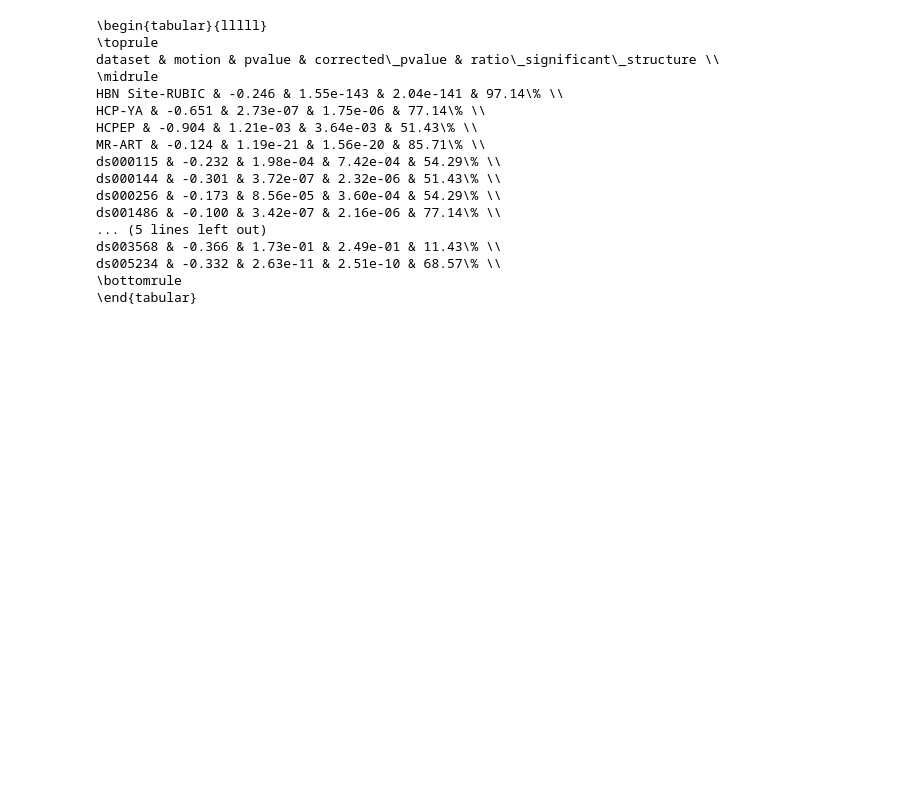
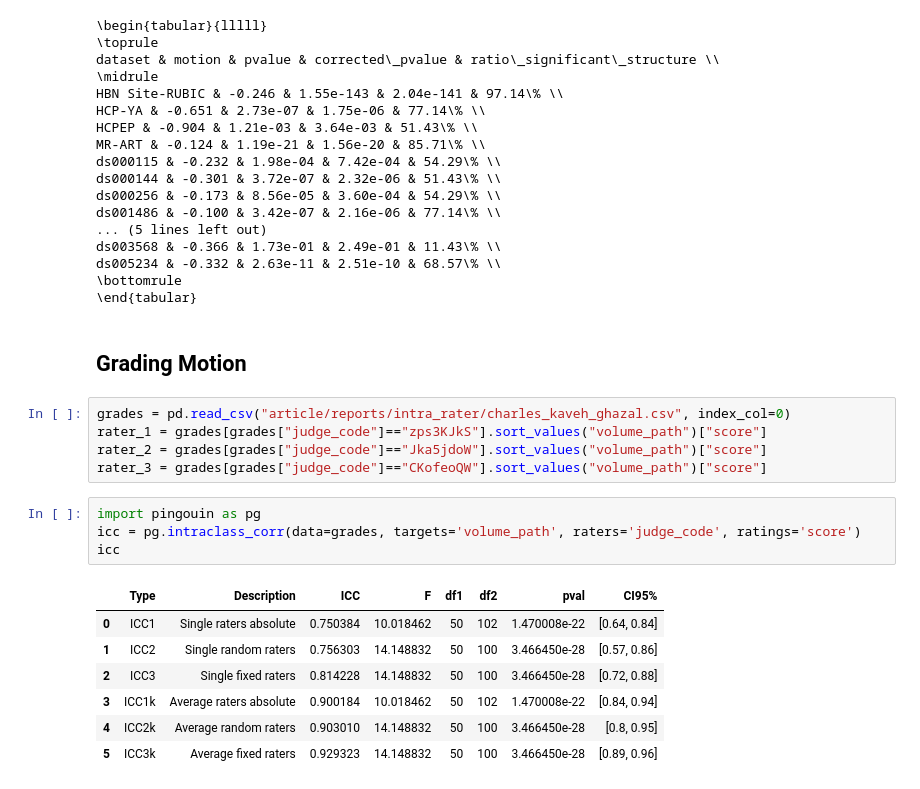
Before and after one commit to Neuro-iX/cortical-motion, a Jupyter notebook: article/analyse_publication.ipynb, the cells around one changed output. Cells and saved outputs as stored; diff of their text form; blank space fills up the shorter version.

```diff
--- a/article/analyse_publication.ipynb
+++ b/article/analyse_publication.ipynb
@@ -707,3 +727,22 @@ ds003568 & -0.366 & 1.73e-01 & 2.49e-01 & 11.43\% \\
 ds005234 & -0.332 & 2.63e-11 & 2.51e-10 & 68.57\% \\
 \bottomrule
 \end{tabular}
+# %% [markdown]
+## Grading Motion
+# %%
+grades = pd.read_csv("article/reports/intra_rater/charles_kaveh_ghazal.csv", index_col=0)
+rater_1 = grades[grades["judge_code"]=="zps3KJkS"].sort_values("volume_path")["score"]
+rater_2 = grades[grades["judge_code"]=="Jka5jdoW"].sort_values("volume_path")["score"]
+rater_3 = grades[grades["judge_code"]=="CKofeoQW"].sort_values("volume_path")["score"]
+# %%
+import pingouin as pg
+icc = pg.intraclass_corr(data=grades, targets='volume_path', raters='judge_code', ratings='score')
+icc
+# %% [output]
+|  | Type | Description | ICC | F | df1 | df2 | pval | CI95% |
+| 0 | ICC1 | Single raters absolute | 0.750384 | 10.018462 | 50 | 102 | 1.470008e-22 | [0.64, 0.84] |
+| 1 | ICC2 | Single random raters | 0.756303 | 14.148832 | 50 | 100 | 3.466450e-28 | [0.57, 0.86] |
+| 2 | ICC3 | Single fixed raters | 0.814228 | 14.148832 | 50 | 100 | 3.466450e-28 | [0.72, 0.88] |
+| 3 | ICC1k | Average raters absolute | 0.900184 | 10.018462 | 50 | 102 | 1.470008e-22 | [0.84, 0.94] |
+| 4 | ICC2k | Average random raters | 0.903010 | 14.148832 | 50 | 100 | 3.466450e-28 | [0.8, 0.95] |
+| 5 | ICC3k | Average fixed raters | 0.929323 | 14.148832 | 50 | 100 | 3.466450e-28 | [0.89, 0.96] |
```
Also changed, not shown: parts of 5 cells of this notebook, 10 other files.
